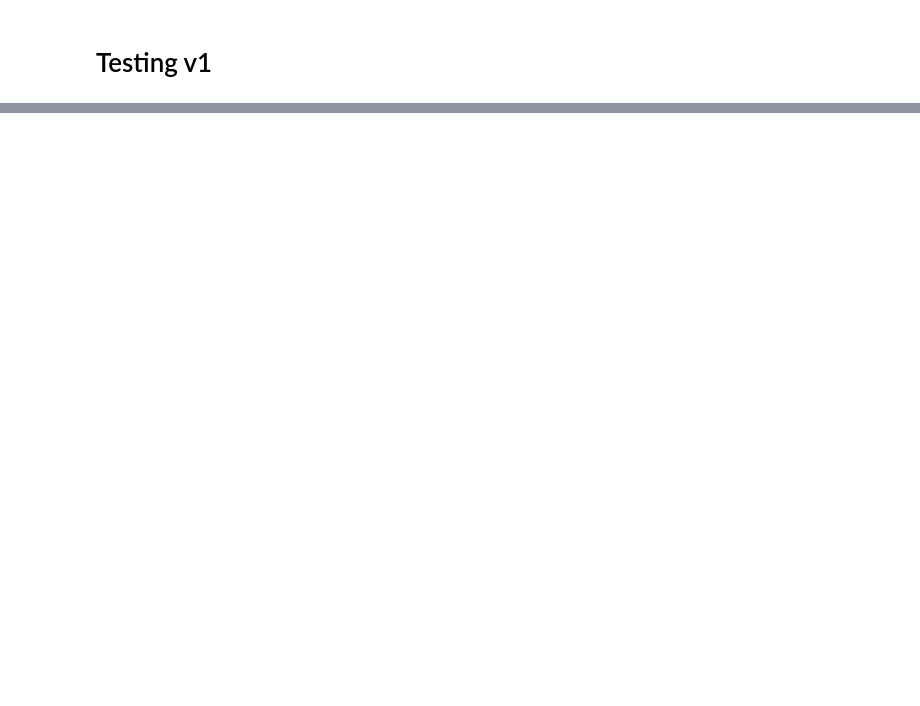
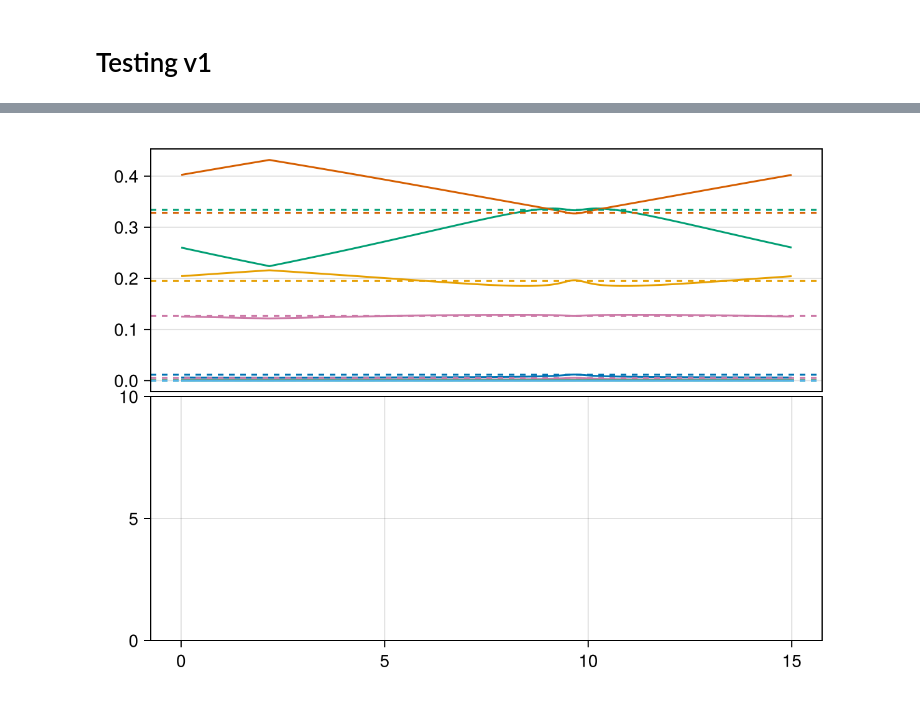
Before and after one commit to kockahonza/SSMC, a Jupyter notebook: cluster_env/runs/single_influx_pdes3/First look.ipynb, the cells around one changed output, grey strips where cells are left out. Drawn from its saved outputs; the diff is of its cells as text; code cells hidden in the pictures; blank space fills up the shorter version.

```diff
--- a/cluster_env/runs/single_influx_pdes3/First look.ipynb
+++ b/cluster_env/runs/single_influx_pdes3/First look.ipynb
@@ -124,0 +77,14 @@ LoadError: UndefVarError: `sp_fss` not defined
+# %%
+rel_abundances = Matrix{Float64}(undef, N, fmetadata.sN)
+for i in axes(sp_fs, 2)
+    strains_only = sp_fs[1:N, i]
+    ss = sum(strains_only)
+    rel_abundances[1:N, i] .= strains_only ./ ss
+end
+# %%
+ss = sum(ode_fs[1:N])
+ode_rel_abundances = ode_fs[1:N] ./ ss;
+# %%
+plot_spatial_fs(rel_abundances, 20, fmetadata.sN, dx, ode_rel_abundances)
+# %% [output]
+[figure, added]
```
Also changed, not shown: parts of 14 cells of this notebook, 17 other files.
